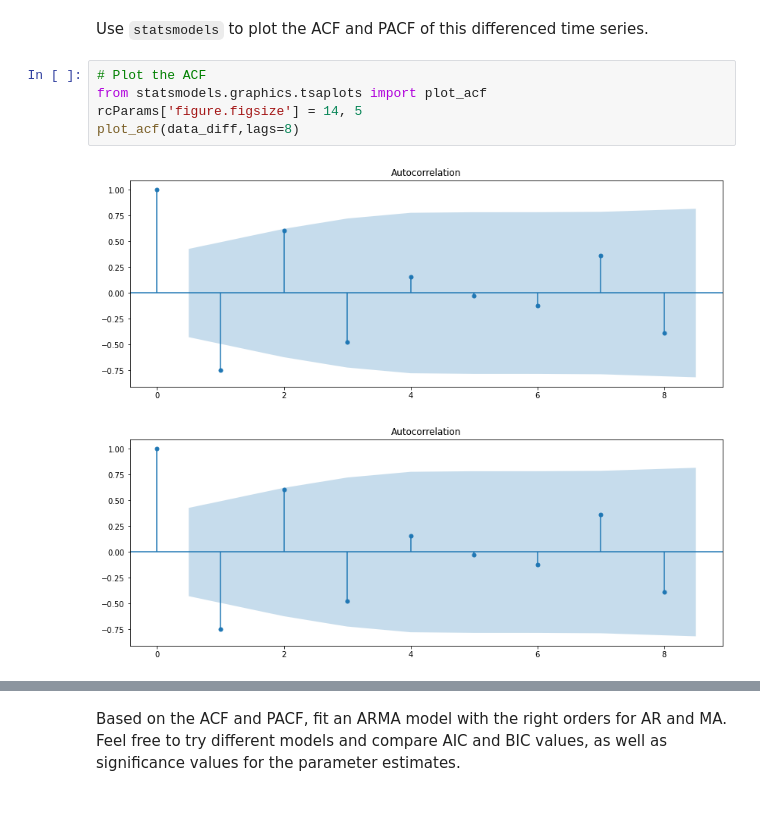
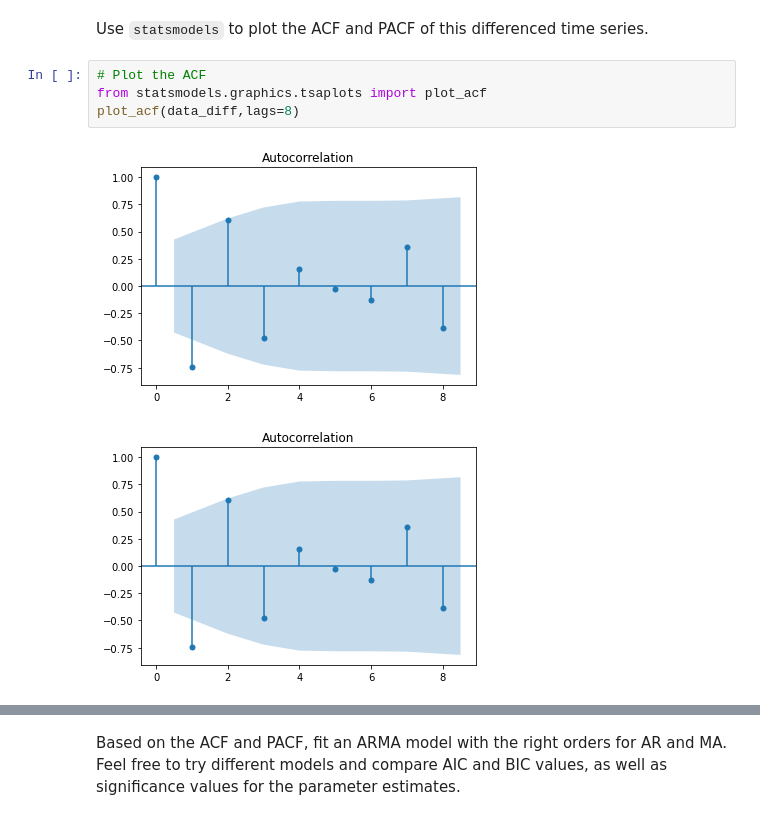
Before and after one commit to HannahMwende/dsc-arma-models-statsmodels-lab, a Jupyter notebook: index.ipynb, the cells around one changed output, grey strips where cells are left out. Drawn from its saved outputs; the diff is of its cells as text.

```diff
--- a/index.ipynb
+++ b/index.ipynb
@@ -89,11 +89,10 @@ Use `statsmodels` to plot the ACF and PACF of this differenced time series.
 # %%
 # Plot the ACF
 from statsmodels.graphics.tsaplots import plot_acf
-rcParams['figure.figsize'] = 14, 5
 plot_acf(data_diff,lags=8)
 # %% [output]
-[figure, old version]
+[figure, new version]
-[figure, old version]
+[figure, new version]
 # %%
 # Plot the PACF
 from statsmodels.graphics.tsaplots import plot_pacf
```
Also changed, not shown: parts of 5 cells of this notebook.
